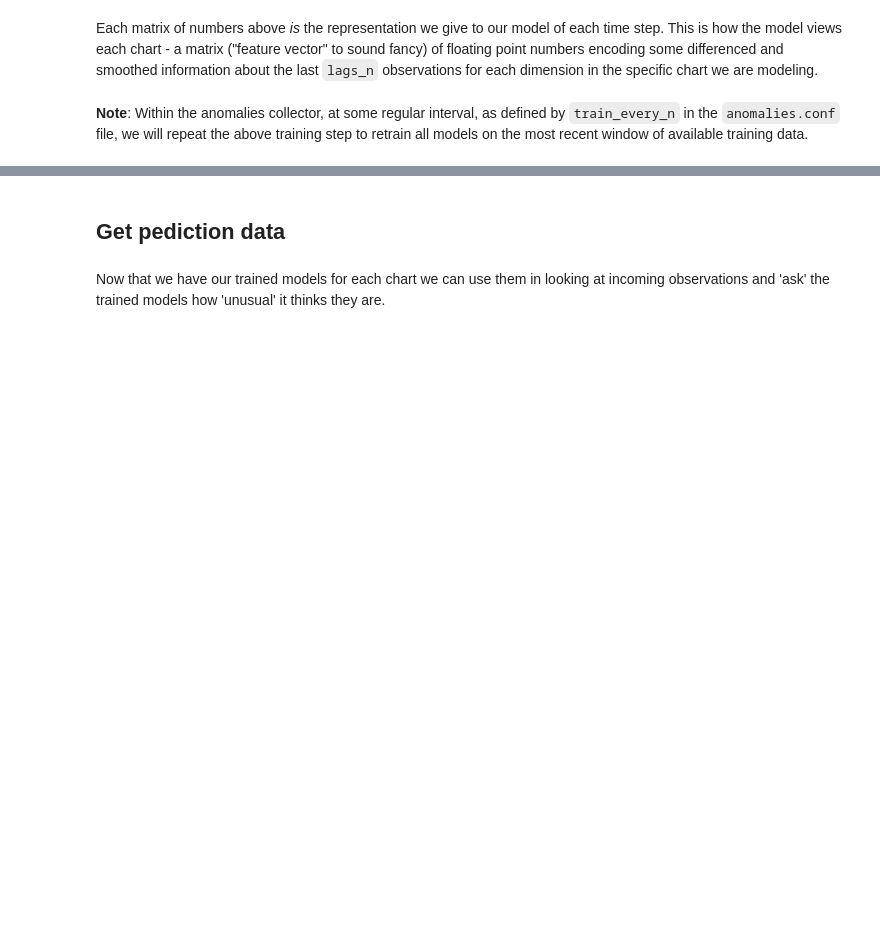
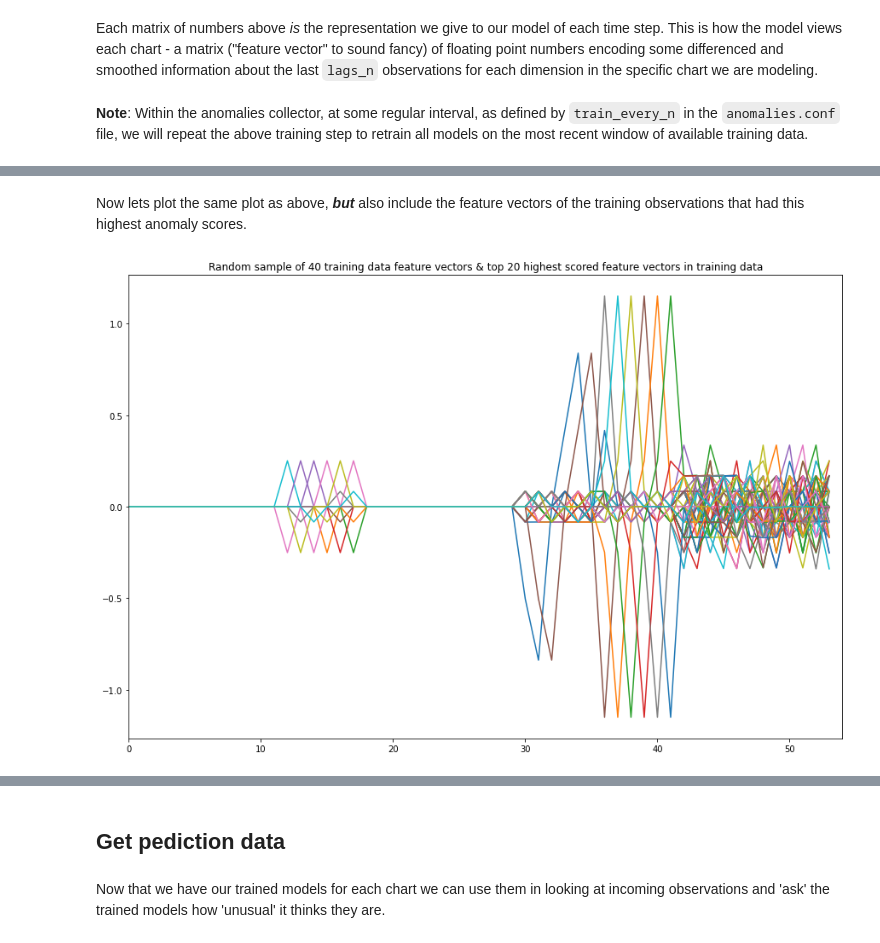
Before and after one commit to netdata/community, a Jupyter notebook: netdata-agent-api/netdata-pandas/anomalies_collector_deepdive.ipynb, the cells around one changed output, grey strips where cells are left out. Drawn from its saved outputs; the diff is of its cells as text; code cells hidden in the pictures; blank space fills up the shorter version.

```diff
--- a/netdata-agent-api/netdata-pandas/anomalies_collector_deepdive.ipynb
+++ b/netdata-agent-api/netdata-pandas/anomalies_collector_deepdive.ipynb
@@ -398,0 +449,10 @@ Each matrix of numbers above _is_ the representation we give to our model of eac
+# %% [markdown]
+Now lets plot the same plot as above, _**but**_ also include the feature vectors of the training observations that had this highest anomaly scores.
+# %%
+plt.figure(figsize=(15,10))
+p1 = plt.plot(x_axis, X_train_examples.T)
+plt.xlim(0, n_features)
+plt.title(f'Random sample of {n_sample_random} training data feature vectors & top {n_high_score} highest scored feature vectors in training data')
+plt.show()
+# %% [output]
+[figure, added]
```
Also changed, not shown: parts of 32 cells of this notebook.
